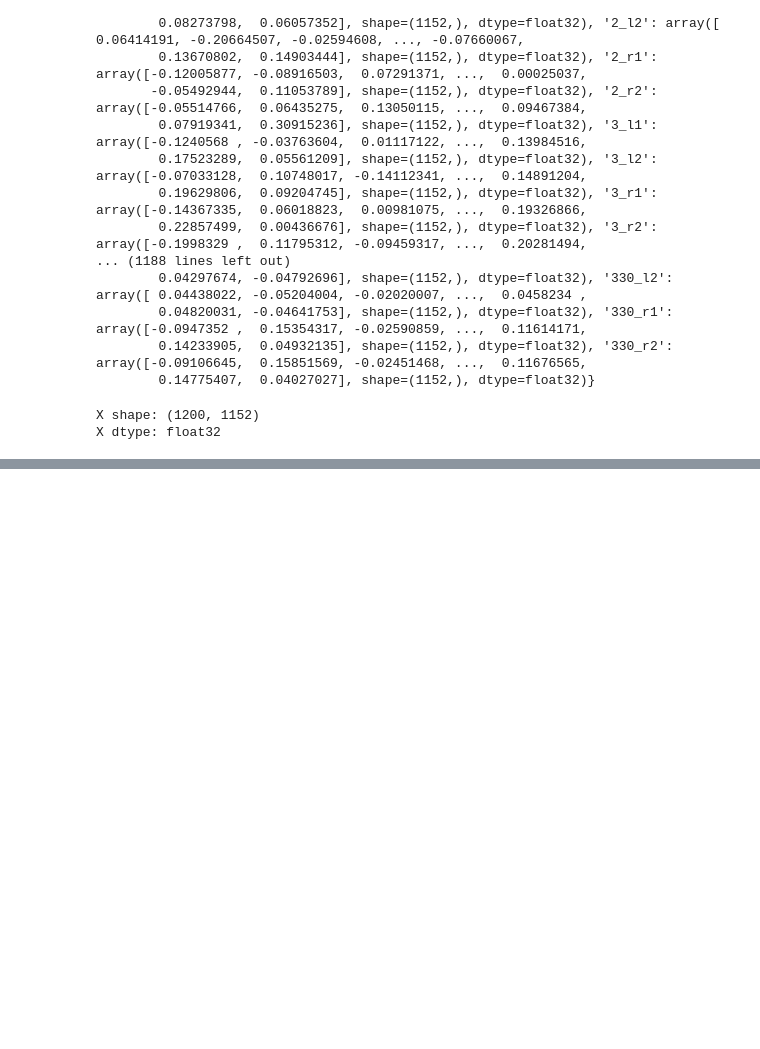
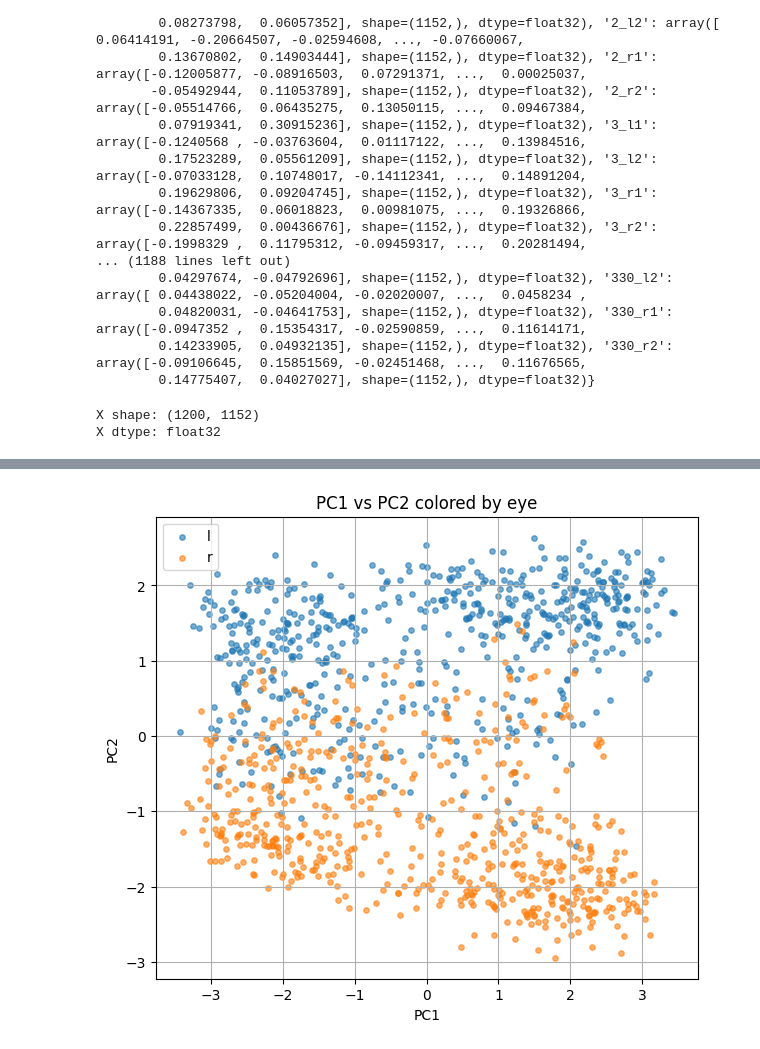
Before and after one commit to epsilonXR/PCA_test, a Jupyter notebook: DR_PCA.ipynb, the cells around one changed output, grey strips where cells are left out. Cells and saved outputs as stored; diff of their text form; code cells hidden in the pictures; blank space fills up the shorter version.

```diff
--- a/DR_PCA.ipynb
+++ b/DR_PCA.ipynb
@@ -42,0 +121,27 @@ X dtype: float32
+# %%
+import numpy as np
+
+keys = sorted(
+    data_dict.keys(),
+    key=lambda k: (int(k.split('_')[0]), k.split('_')[1]))
+
+patient_ids = []
+eyes = []
+views = []
+
+for k in keys:
+    pid, suffix = k.split("_")
+    eye = suffix[0]      # l / r
+    view = suffix[1]     # 1 / 2
+
+    patient_ids.append(int(pid))
+    eyes.append(eye)
+    views.append(int(view))
+
+patient_ids = np.array(patient_ids)
+eyes = np.array(eyes)
+views = np.array(views)
+
+print(patient_ids[:10])
+print(eyes[:10])
+print(views[:10])
@@ -42,0 +169,16 @@ X dtype: float32
+# %%
+import matplotlib.pyplot as plt
+
+plt.figure(figsize=(7,6))
+for e in ['l', 'r']:
+    mask = eyes == e
+    plt.scatter(X_pca[mask, 0], X_pca[mask, 1], s=15, alpha=0.6, label=e)
+
+plt.xlabel("PC1")
+plt.ylabel("PC2")
+plt.title("PC1 vs PC2 colored by eye")
+plt.legend()
+plt.grid(True)
+plt.show()
+# %% [output]
+[figure, added]
```
Also changed, not shown: parts of 15 cells of this notebook, 5 other files.
